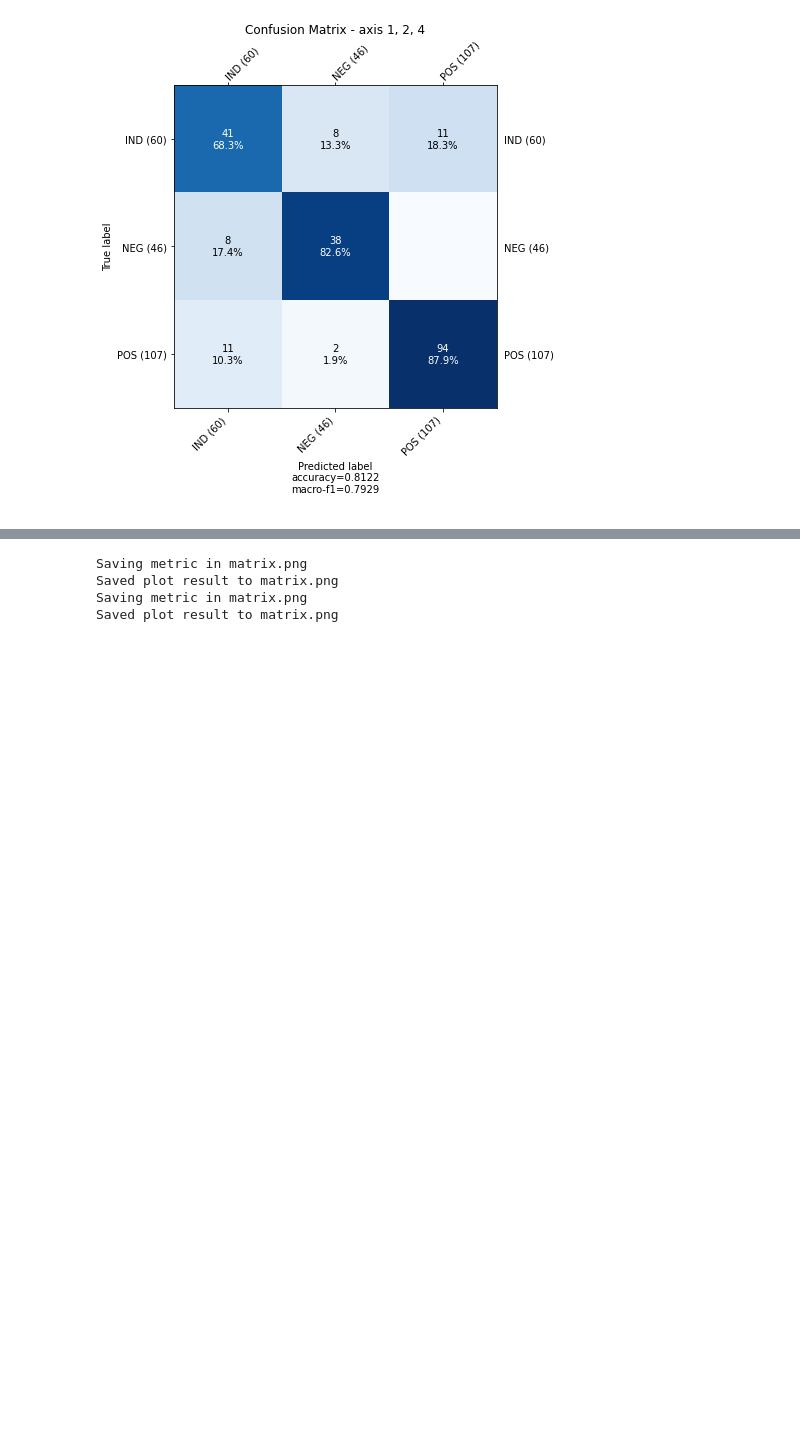
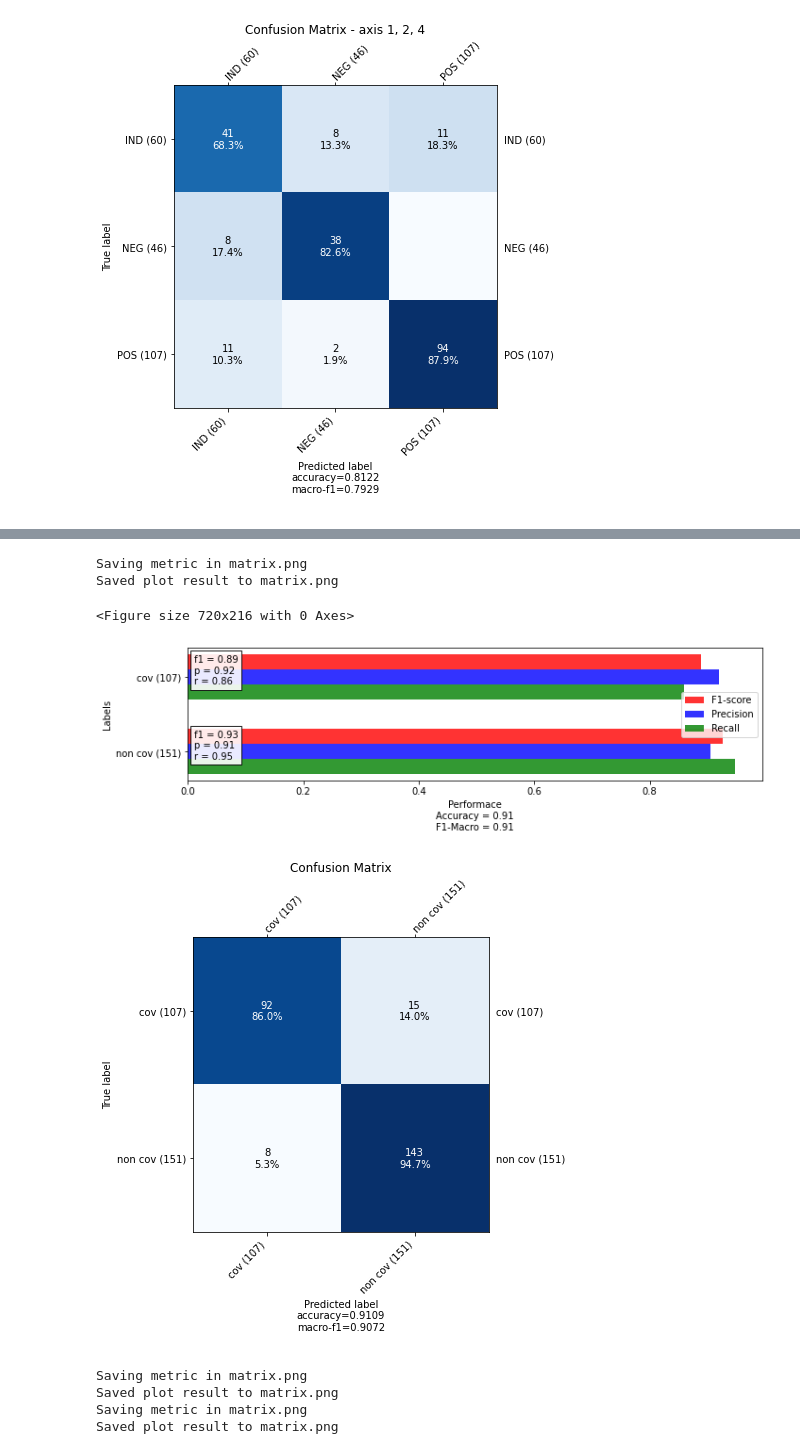
Before and after one commit to noamlr/img3d-lung-class, a Jupyter notebook: plot_metrics.ipynb, the cells around one changed output, grey strips where cells are left out. Saved outputs shown, nothing was run; the diff lists cells and outputs as text; code cells hidden in the pictures; blank space fills up the shorter version.

```diff
--- a/plot_metrics.ipynb
+++ b/plot_metrics.ipynb
@@ -581,3 +619,38 @@ Saved plot result to matrix.png
+# %%
+# 1,2 ,4 eixos
+# 42 imagens
+# 256 × 256
+# concatenate
+confusion_matrix = np.array([[92,15],[8,143]])
+
+labels = ["cov", "non cov"]
+plot_labels_metrics(
+                cm=confusion_matrix,
+                normalize=False,
+                labels=labels,
+                show_zero=False,
+                title='',
+                clear_diagonal=False,
+                figsize=(15, 105),
+                output_file="matrix.png"
+            )
+plot_confusion_matrix(
+                cm=confusion_matrix,
+                normalize=False,
+                labels=labels,
+                show_zero=False,
+                title="Confusion Matrix",
+                clear_diagonal=False,
+                output_file="matrix.png",
+                figsize=(10, 7)
+#                 verbose=args.verbose,
+            )
+# %% [output]
+Saving metric in matrix.png
+Saved plot result to matrix.png
+<Figure size 720x216 with 0 Axes>
+[figure, added]
+[figure, added]
 # %%
 ''' VGG16 '''
 # confusion_matrix = np.array([[66,2,5], [1,26,2], [10,4,16]])
```
Also changed, not shown: parts of 2 cells of this notebook, 48 other files.
